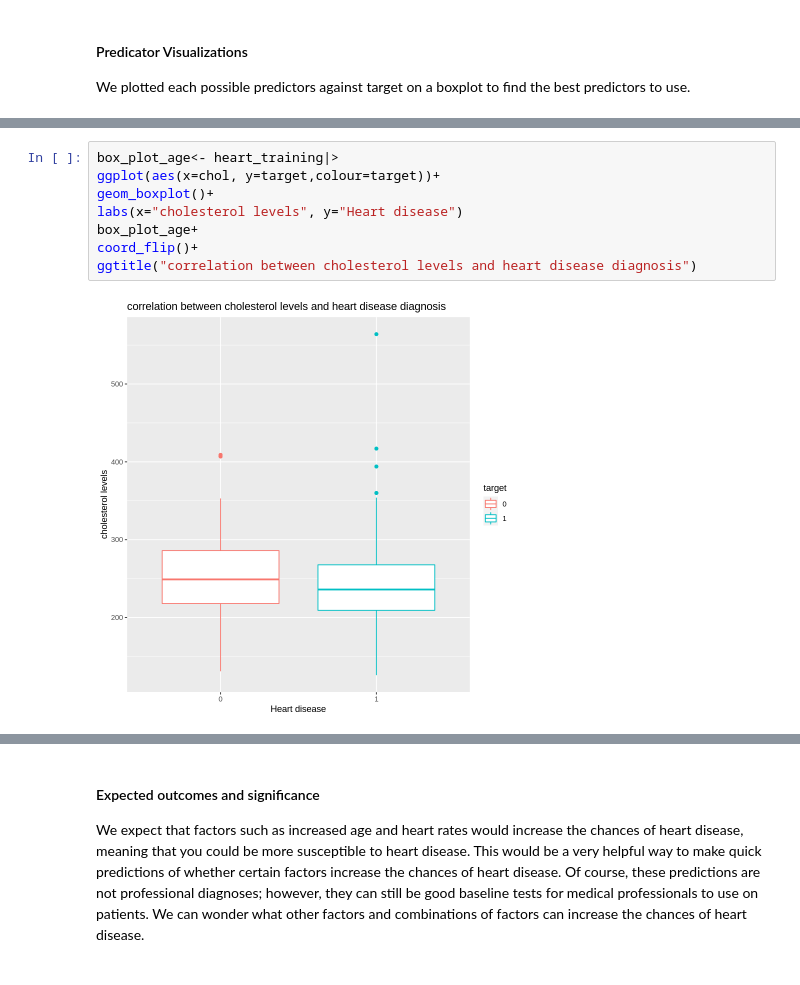
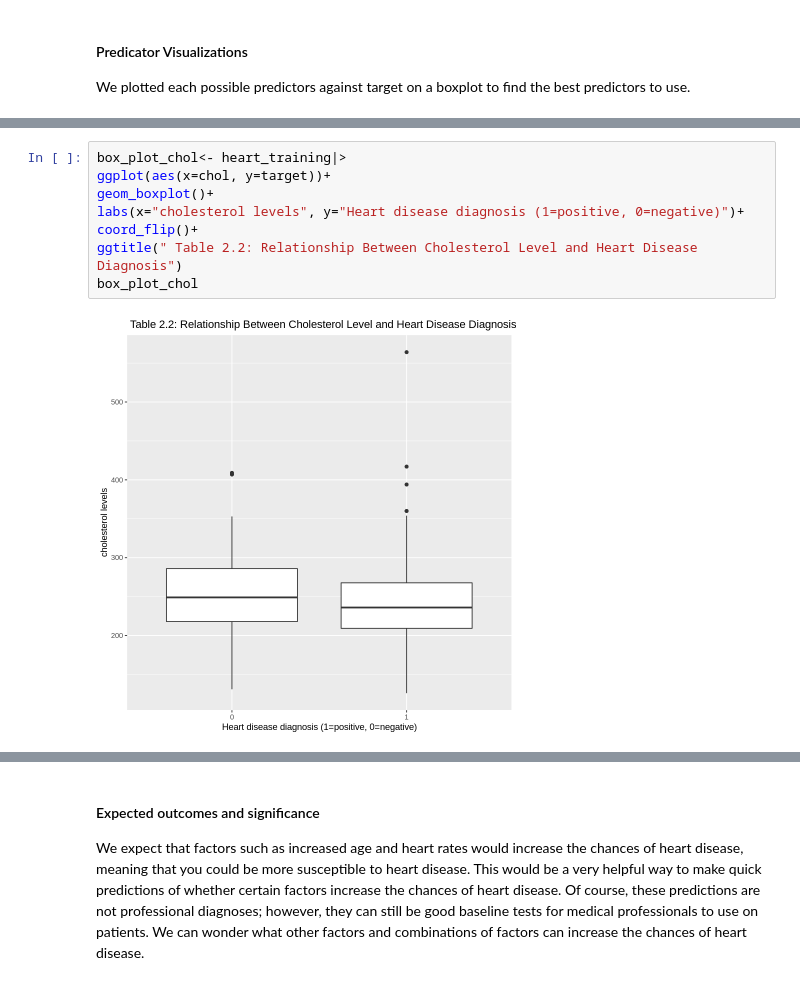
Before and after one commit to jewelw11/dsci-100-project, a Jupyter notebook: heart disease project.ipynb, the cells around one changed output, grey strips where cells are left out. Saved outputs shown, nothing was run; the diff lists cells and outputs as text.

```diff
--- a/heart disease project.ipynb
+++ b/heart disease project.ipynb
@@ -211,11 +202,11 @@ box_plot_age
 # %%
-box_plot_age<- heart_training|>
-ggplot(aes(x=chol, y=target,colour=target))+
+box_plot_chol<- heart_training|>
+ggplot(aes(x=chol, y=target))+
 geom_boxplot()+
-labs(x="cholesterol levels", y="Heart disease")
-box_plot_age+
+labs(x="cholesterol levels", y="Heart disease diagnosis (1=positive, 0=negative)")+
 coord_flip()+
-ggtitle("correlation between cholesterol levels and heart disease diagnosis")
+ggtitle(" Table 2.2: Relationship Between Cholesterol Level and Heart Disease Diagnosis")
+box_plot_chol
 # %% [output]
-[figure, old version]
+[figure, new version]
 # %%
```
Also changed, not shown: parts of 18 cells of this notebook.
